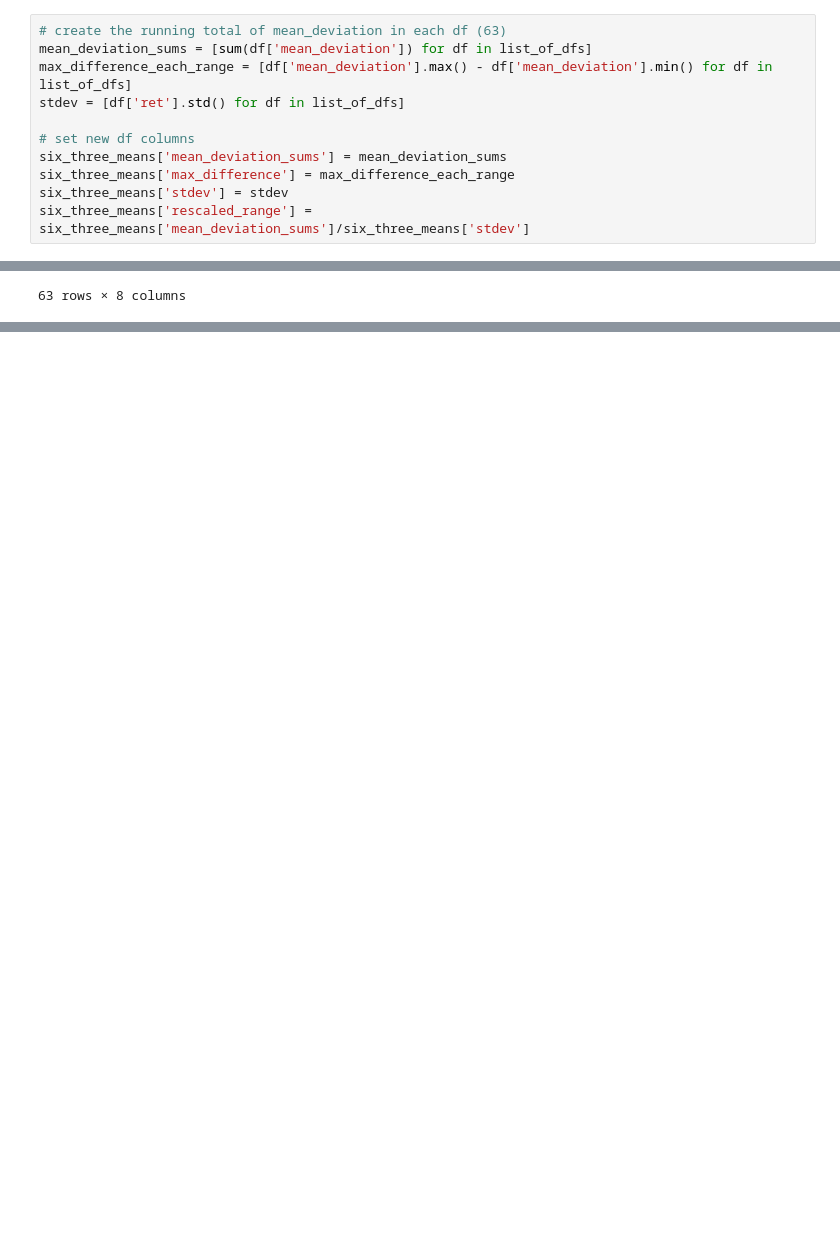
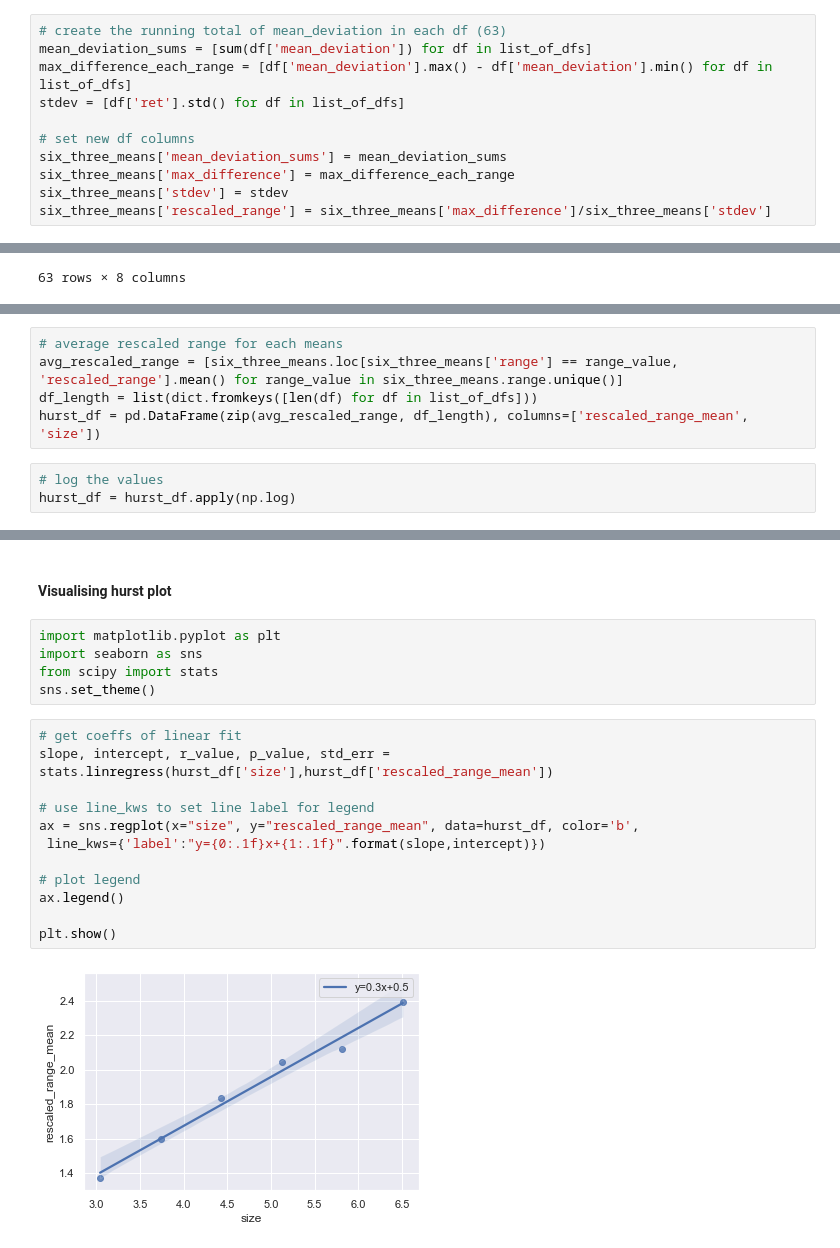
Before and after one commit to regression-gerry/hurst_capstone, a Jupyter notebook: notebooks/rescaled_range_analysis.ipynb, the cells around one changed output, grey strips where cells are left out. Saved outputs shown, nothing was run; the diff lists cells and outputs as text; blank space fills up the shorter version.

Commit message:
adding hurst exponent

```diff
--- a/notebooks/rescaled_range_analysis.ipynb
+++ b/notebooks/rescaled_range_analysis.ipynb
@@ -139,4 +139,4 @@ stdev = [df['ret'].std() for df in list_of_dfs]
 six_three_means['mean_deviation_sums'] = mean_deviation_sums
 six_three_means['max_difference'] = max_difference_each_range
 six_three_means['stdev'] = stdev
-six_three_means['rescaled_range'] = six_three_means['mean_deviation_sums']/six_three_means['stdev']
+six_three_means['rescaled_range'] = six_three_means['max_difference']/six_three_means['stdev']
@@ -166,0 +168,8 @@ six_three_means
+# %%
+# average rescaled range for each means
+avg_rescaled_range = [six_three_means.loc[six_three_means['range'] == range_value, 'rescaled_range'].mean() for range_value in six_three_means.range.unique()]
+df_length = list(dict.fromkeys([len(df) for df in list_of_dfs]))
+hurst_df = pd.DataFrame(zip(avg_rescaled_range, df_length), columns=['rescaled_range_mean', 'size'])
+# %%
+# log the values
+hurst_df = hurst_df.apply(np.log)
@@ -166,0 +186,21 @@ six_three_means
+# %% [markdown]
+#### Visualising hurst plot
+# %%
+import matplotlib.pyplot as plt
+import seaborn as sns
+from scipy import stats
+sns.set_theme()
+# %%
+# get coeffs of linear fit
+slope, intercept, r_value, p_value, std_err = stats.linregress(hurst_df['size'],hurst_df['rescaled_range_mean'])
+
+# use line_kws to set line label for legend
+ax = sns.regplot(x="size", y="rescaled_range_mean", data=hurst_df, color='b',
+ line_kws={'label':"y={0:.1f}x+{1:.1f}".format(slope,intercept)})
+
+# plot legend
+ax.legend()
+
+plt.show()
+# %% [output]
+[figure, added]
```
Also changed, not shown: parts of 4 cells of this notebook.
